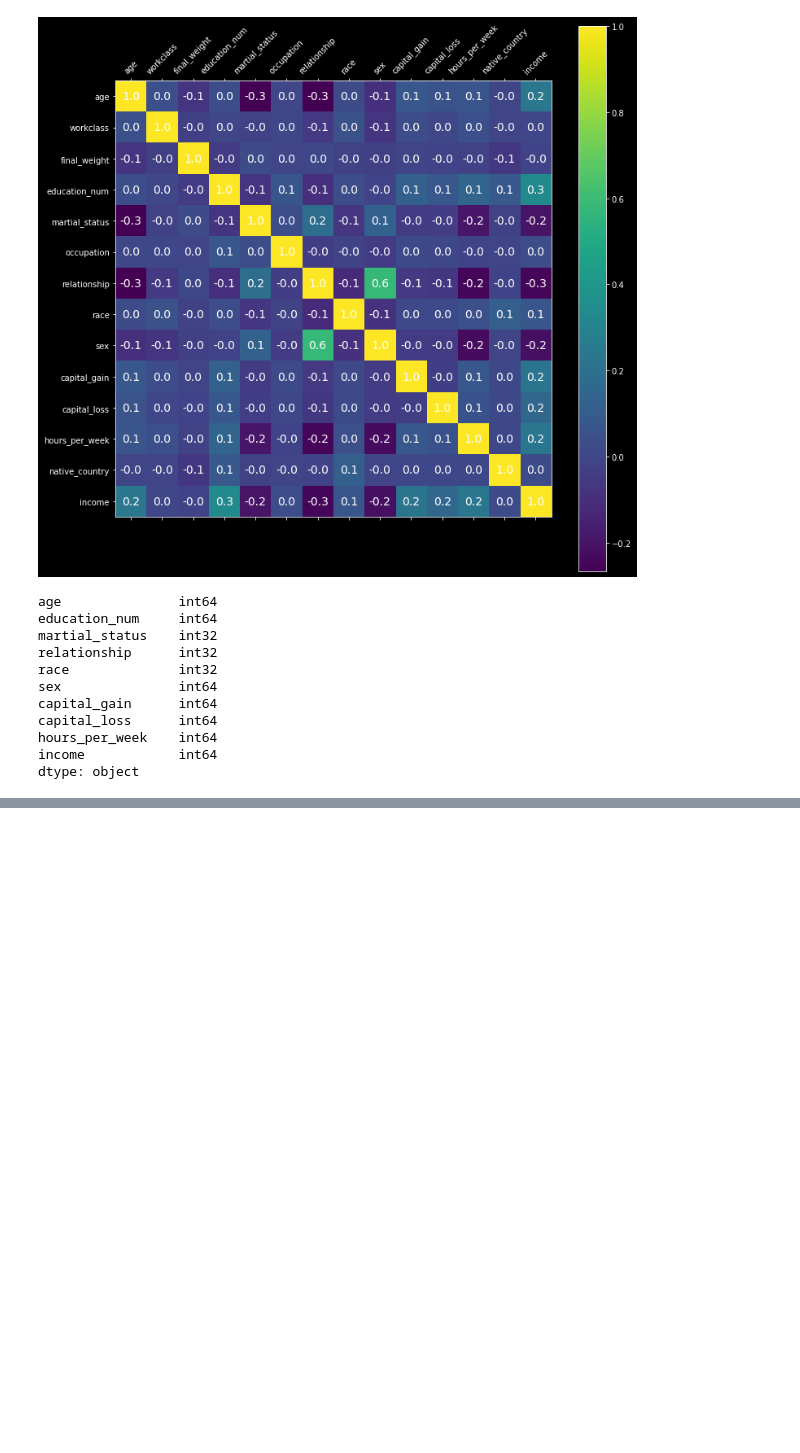
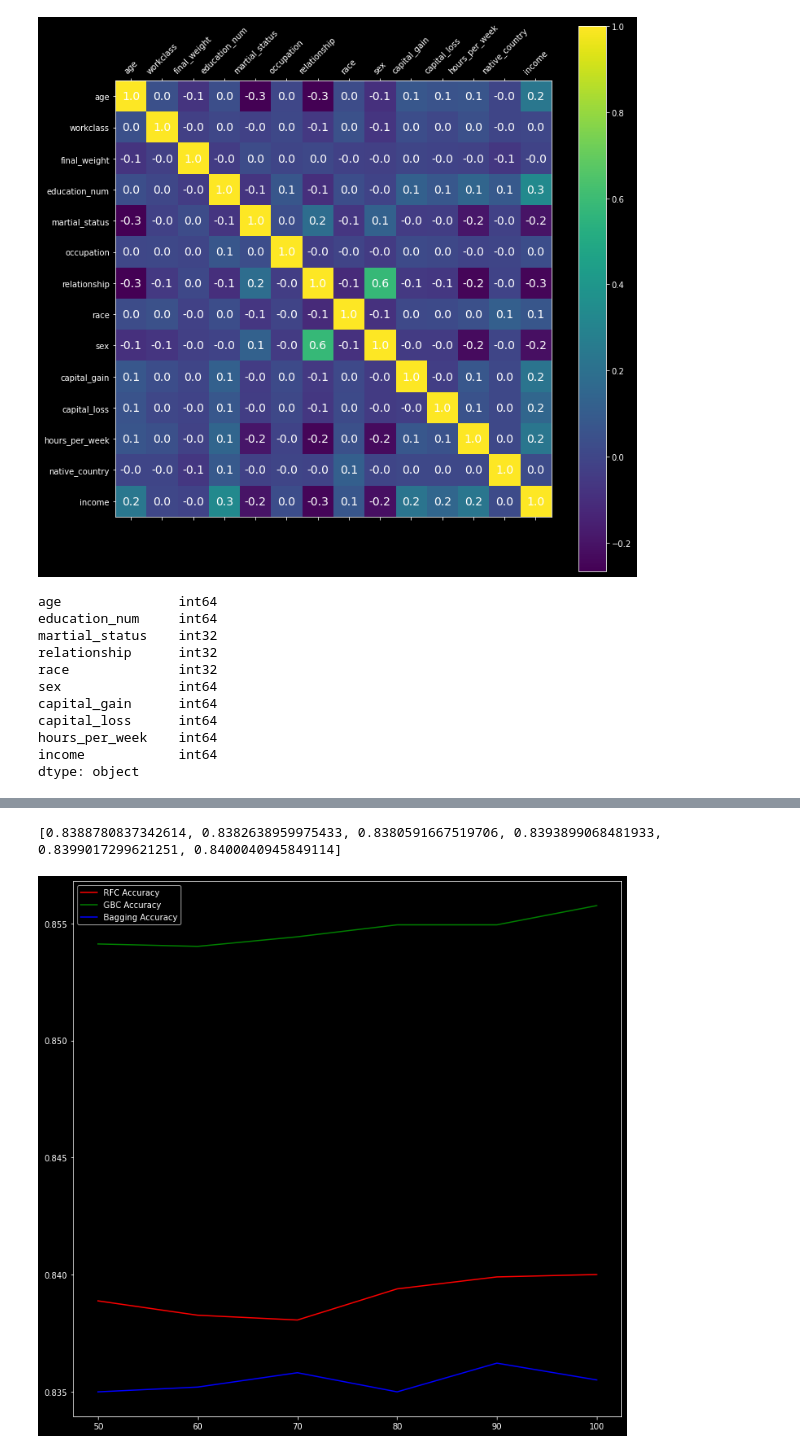
Before and after one commit to Iskander7d/Information-Processing, a Jupyter notebook: DecisionTree/census income/income.ipynb, the cells around one changed output, grey strips where cells are left out. Cells and saved outputs as stored; diff of their text form; code cells hidden in the pictures; blank space fills up the shorter version.

```diff
--- a/DecisionTree/census income/income.ipynb
+++ b/DecisionTree/census income/income.ipynb
@@ -479,0 +495,42 @@ print(bagging_dict)
+# %%
+acc_rfc = []
+prec_rfc = []
+recall_rfc = []
+f1_score_rfc = []
+for key in rfc_dict:
+    acc_rfc.append(rfc_dict[key]['accuracy'])
+    prec_rfc.append(rfc_dict[key]['precision'])
+    recall_rfc.append(rfc_dict[key]['recall'])
+    f1_score_rfc.append(rfc_dict[key]['f1-score'])
+
+acc_gbc = []
+prec_gbc = []
+recall_gbc = []
+f1_score_gbc = []
+for key in gbc_dict:
+    acc_gbc.append(gbc_dict[key]['accuracy'])
+    prec_gbc.append(gbc_dict[key]['precision'])
+    recall_gbc.append(gbc_dict[key]['recall'])
+    f1_score_gbc.append(gbc_dict[key]['f1-score'])
+
+acc_bagging = []
+prec_bagging = []
+recall_bagging = []
+f1_score_bagging = []
+for key in bagging_dict:
+    acc_bagging.append(bagging_dict[key]['accuracy'])
+    prec_bagging.append(bagging_dict[key]['precision'])
+    recall_bagging.append(bagging_dict[key]['recall'])
+    f1_score_bagging.append(bagging_dict[key]['f1-score'])
+# %% [output]
+[0.8388780837342614, 0.8382638959975433, 0.8380591667519706, 0.8393899068481933, 0.8399017299621251, 0.8400040945849114]
+# %%
+x = [i for i in range(50, 101, 10)] # estimators line
+# %%
+plt.plot(x, acc_rfc, color='red', label='RFC Accuracy')
+plt.plot(x, acc_gbc, color='green', label='GBC Accuracy')
+plt.plot(x, acc_bagging, color='blue', label='Bagging Accuracy')
+plt.legend()
+plt.show()
+# %% [output]
+[figure, added]
```
Also changed, not shown: parts of 7 cells of this notebook, 1 other file.
